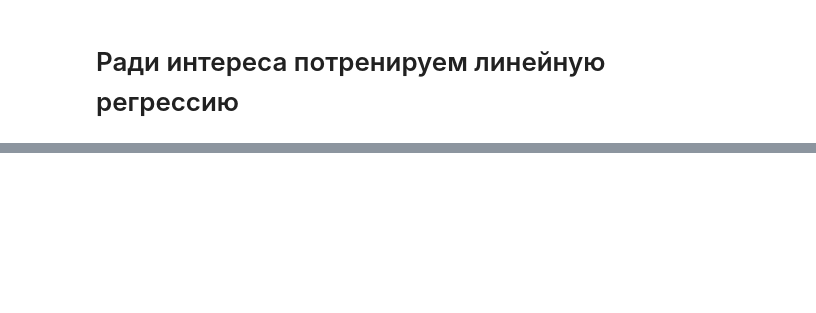
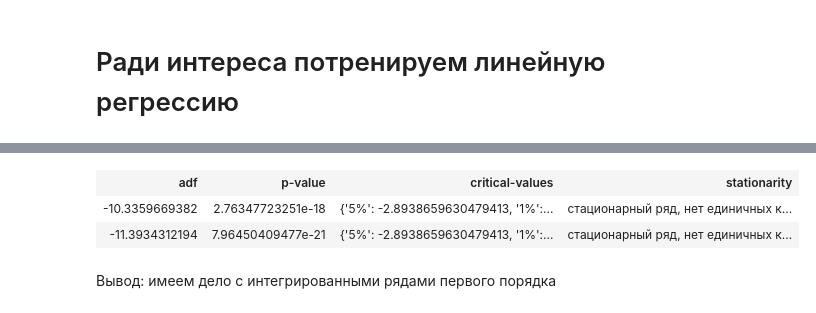
Before and after one commit to Zolberg101/yandex_interview_tasks, a Jupyter notebook: 3/Yandex - metrics analyzer - pre audition task 4.ipynb, the cells around one changed output, grey strips where cells are left out. Cells and saved outputs as stored; diff of their text form; code cells hidden in the pictures; blank space fills up the shorter version.

```diff
--- a/3/Yandex - metrics analyzer - pre audition task 4.ipynb
+++ b/3/Yandex - metrics analyzer - pre audition task 4.ipynb
@@ -352,0 +427,26 @@ resplot = res.plot()
+# %%
+diffs = []
+
+for i in xrange(len(df)):
+    diffs.append(y[i].diff().dropna())
+    fig = plt.figure(figsize=(5,5))
+    fig = diffs[i].plot()
+
+dickies = []
+
+for i in xrange(len(df)):
+    qx = sm.tsa.adfuller(diffs[i])
+
+    if qx[0] > qx[4]['5%']:
+        stationarity = 'не стационарный ряд, есть единичные корни'
+    else:
+        stationarity = 'стационарный ряд, нет единичных корней'
+
+    dickies.append([qx[0], qx[1], qx[4], stationarity])
+
+row = ['adf', 'p-value', 'critical-values', 'stationarity']
+
+a = np.vstack(dickies)
+itog = SimpleTable(a, row)
+itog
+# %% [output]
@@ -352,0 +457,5 @@ resplot = res.plot()
+| adf | p-value | critical-values | stationarity |
+| -10.3359669382 | 2.76347723251e-18 | {'5%': -2.8938659630479413, '1%':... | стационарный ряд, нет единичных к... |
+| -11.3934312194 | 7.96450409477e-21 | {'5%': -2.8938659630479413, '1%':... | стационарный ряд, нет единичных к... |
+# %% [markdown]
+Вывод: имеем дело с интегрированными рядами первого порядка
```
Also changed, not shown: parts of 22 cells of this notebook.
